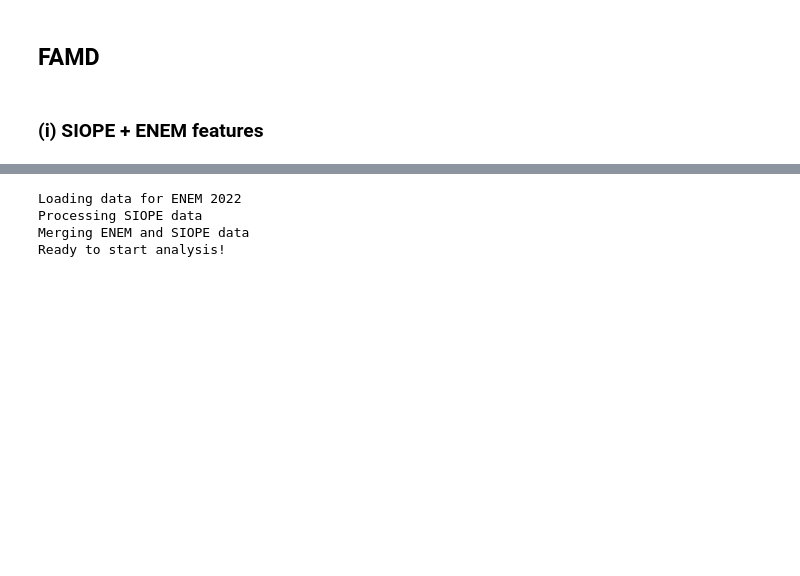
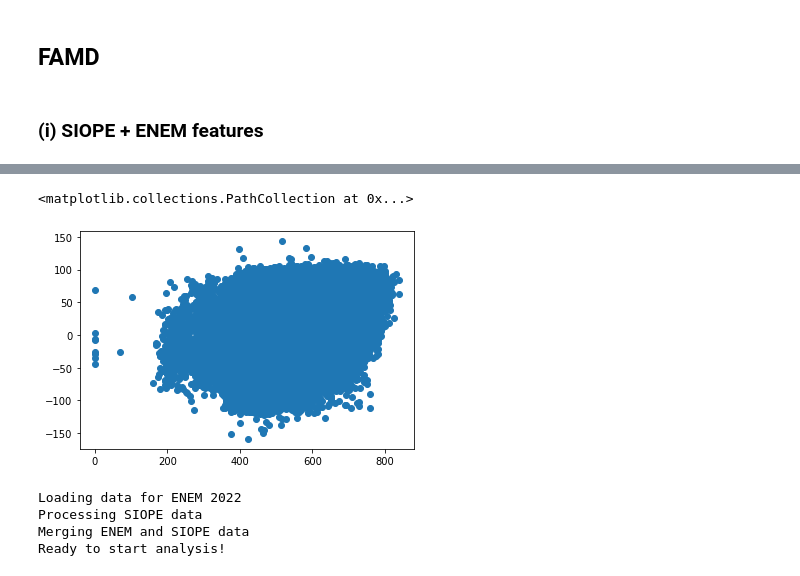
Before and after one commit to carlos-stefano/students_performance_project, a Jupyter notebook: data analysis/regression_analysis.ipynb, the cells around one changed output, grey strips where cells are left out. Cells and saved outputs as stored; diff of their text form; code cells hidden in the pictures; blank space fills up the shorter version.

```diff
--- a/data analysis/regression_analysis.ipynb
+++ b/data analysis/regression_analysis.ipynb
@@ -44,0 +33,8 @@ for year in years_to_analyze:
+# %%
+for year in years_to_analyze:
+    df = load_and_process_data_for_analysis_stepwise(year, siope_df, normalize = True)
+    famd = prince.FAMD(n_components = 10, random_state = 1)
+
+    print("Fitting FAMD")
+    famd.fit(df.dropna().drop(columns = ["Average score", "UF"]).sample(frac = 0.7, random_state = 1))
+    joblib.dump(famd, f"./variables_results/famd_{year}_10componentes_ENEM_and_SIOPE.pkl")
@@ -44,0 +61,11 @@ for year in years_to_analyze:
+# %%
+for year in years_to_analyze:
+    df = load_and_process_data_for_analysis_stepwise(year, siope_df, normalize = True)
+    famd = joblib.load(f"./variables_results/famd_{year}_10componentes_ENEM_and_SIOPE.pkl")
+    LR = OLS(
+        df["Average score"].dropna(),
+        exog = famd.transform(df.dropna().drop(columns = "Average score")),
+        hasconst = False
+    ).fit()
+
+    joblib.dump(LR, f"./variables_results/{year}_OLR_ENEM_and_SIOPE.pkl")
@@ -44,0 +78,6 @@ for year in years_to_analyze:
+# %%
+LR = OLS(
+    df["Average score"],
+    exog = famd.transform(df.drop(columns = "Average score")),
+    hasconst = False
+    ).fit()
@@ -45 +119,9 @@ for year in years_to_analyze:
+# %%
+y_true = df["Average score"]
+y_pred = LR.predict(famd.transform(df.drop(columns = "Average score")))
+# %%
+plt.scatter(y_true, y_pred)
+# %% [output]
+<matplotlib.collections.PathCollection at 0x...>
+[figure, added]
 # %%
```
Also changed, not shown: parts of 8 cells of this notebook.
